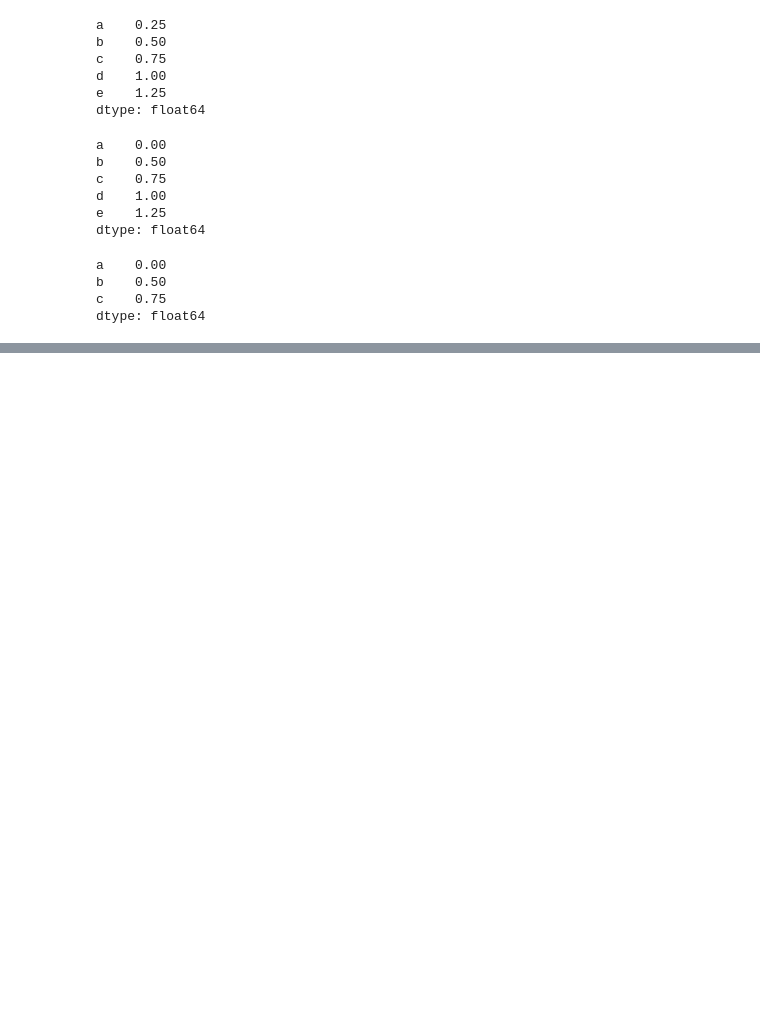
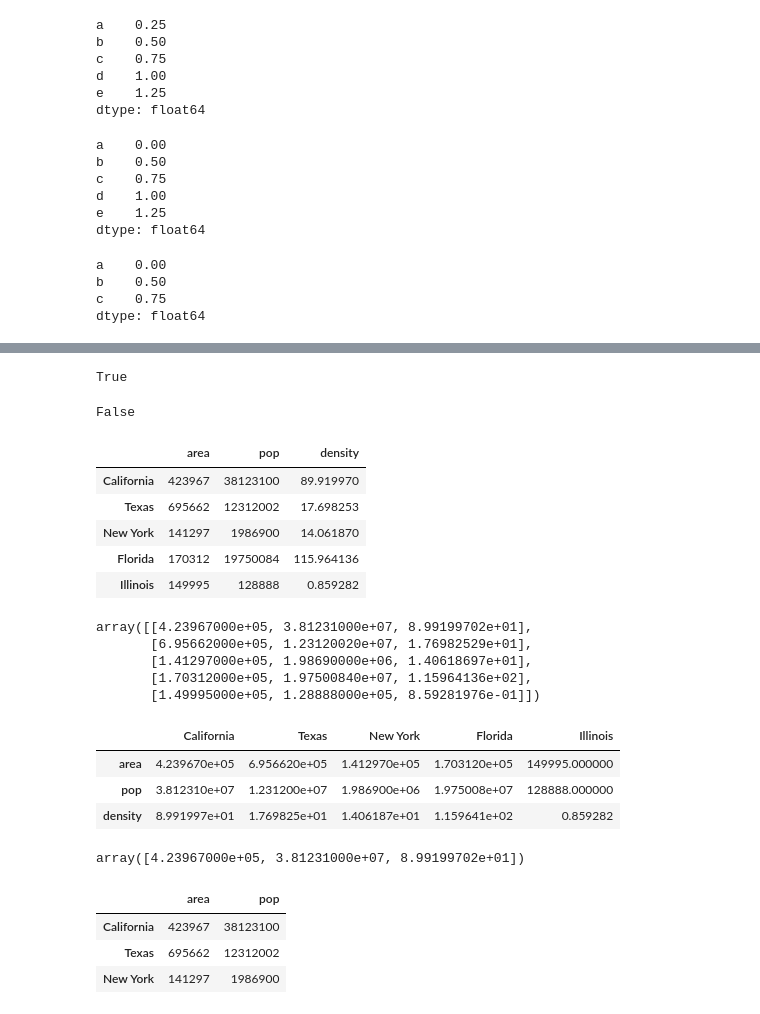
Before and after one commit to tax-k/KB_price_crawling, a Jupyter notebook: Data manipulation with Pandas.ipynb, the cells around one changed output, grey strips where cells are left out. Saved outputs shown, nothing was run; the diff lists cells and outputs as text; code cells hidden in the pictures; blank space fills up the shorter version.

Commit message:
Dataframe Practice

```diff
--- a/Data manipulation with Pandas.ipynb
+++ b/Data manipulation with Pandas.ipynb
@@ -218,0 +325,4 @@ TypeError: cannot compare a dtyped [float64] array with a scalar of type [bool]
+# %%
+area = pd.Series({'California': 423967, 'Texas': 695662, 'New York':141297, 'Florida': 170312, 'Illinois': 149995})
+pop = pd.Series({'California': 38123100, 'Texas': 12312002, 'New York':1986900, 'Florida': 19750084, 'Illinois': 128888})
+data = pd.DataFrame({'area':area, 'pop': pop})
@@ -218,0 +338,45 @@ TypeError: cannot compare a dtyped [float64] array with a scalar of type [bool]
+# %%
+data.area is data['area']
+# %% [output]
+True
+# %%
+data.pop is data['pop']
+# %% [output]
+False
+# %%
+data['density'] = data['pop'] / data['area']
+# %%
+data
+# %% [output]
+|  | area | pop | density |
+| California | 423967 | 38123100 | 89.919970 |
+| Texas | 695662 | 12312002 | 17.698253 |
+| New York | 141297 | 1986900 | 14.061870 |
+| Florida | 170312 | 19750084 | 115.964136 |
+| Illinois | 149995 | 128888 | 0.859282 |
+# %%
+data.values
+# %% [output]
+array([[4.23967000e+05, 3.81231000e+07, 8.99199702e+01],
+       [6.95662000e+05, 1.23120020e+07, 1.76982529e+01],
+       [1.41297000e+05, 1.98690000e+06, 1.40618697e+01],
+       [1.70312000e+05, 1.97500840e+07, 1.15964136e+02],
+       [1.49995000e+05, 1.28888000e+05, 8.59281976e-01]])
+# %%
+data.T
+# %% [output]
+|  | California | Texas | New York | Florida | Illinois |
+| area | 4.239670e+05 | 6.956620e+05 | 1.412970e+05 | 1.703120e+05 | 149995.000000 |
+| pop | 3.812310e+07 | 1.231200e+07 | 1.986900e+06 | 1.975008e+07 | 128888.000000 |
+| density | 8.991997e+01 | 1.769825e+01 | 1.406187e+01 | 1.159641e+02 | 0.859282 |
+# %%
+data.values[0]
+# %% [output]
+array([4.23967000e+05, 3.81231000e+07, 8.99199702e+01])
+# %%
+data.iloc[:3, :2]
+# %% [output]
+|  | area | pop |
+| California | 423967 | 38123100 |
+| Texas | 695662 | 12312002 |
+| New York | 141297 | 1986900 |
```
Also changed, not shown: parts of 34 cells of this notebook.
